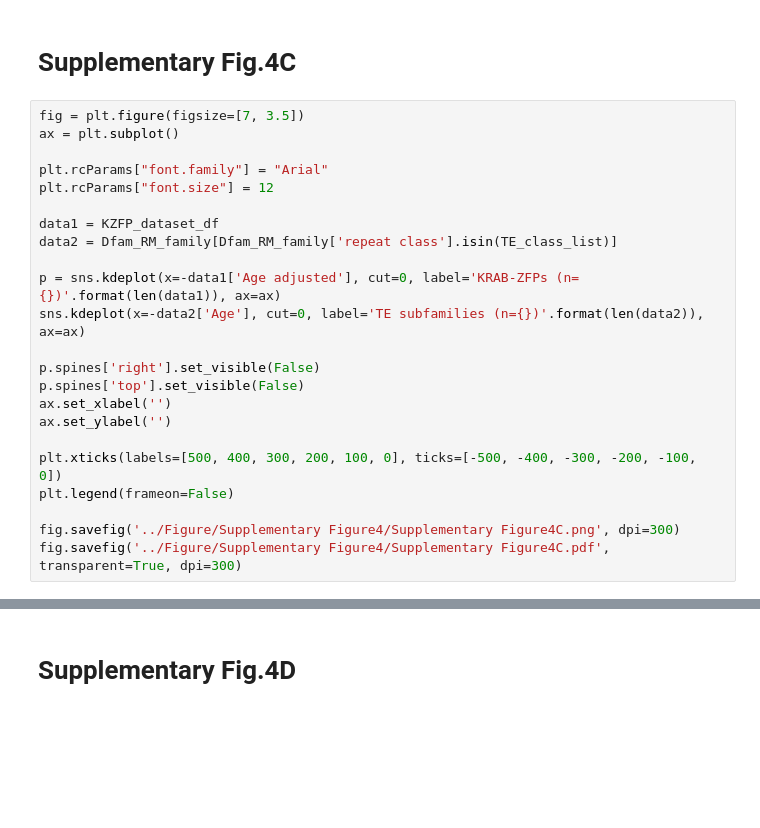
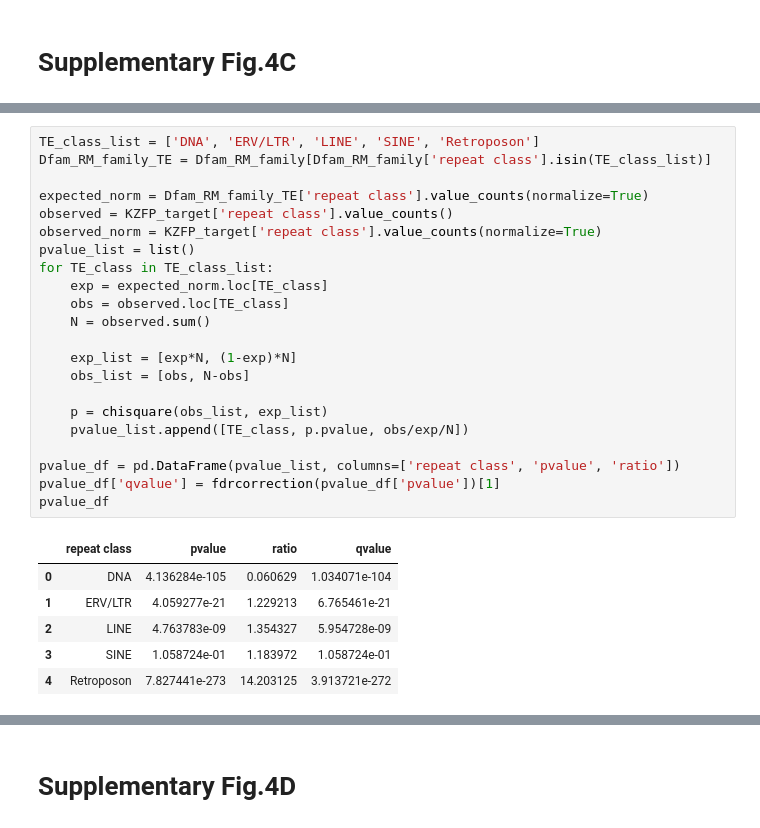
Before and after one commit to hmdlab/Evolutionary-Arms-Race, a Jupyter notebook: notebook/Supplementary_Fig4.ipynb, the cells around one changed output, grey strips where cells are left out. Drawn from its saved outputs; the diff is of its cells as text; blank space fills up the shorter version.

```diff
--- a/notebook/Supplementary_Fig4.ipynb
+++ b/notebook/Supplementary_Fig4.ipynb
@@ -136,26 +137,3 @@ count.values, (crosstab[True]>=1).value_counts(normalize=True)
 [figure]
 # %% [markdown]
 # Supplementary Fig.4C
-# %%
-fig = plt.figure(figsize=[7, 3.5])
-ax = plt.subplot()
-
-plt.rcParams["font.family"] = "Arial"
-plt.rcParams["font.size"] = 12
-
-data1 = KZFP_dataset_df
-data2 = Dfam_RM_family[Dfam_RM_family['repeat class'].isin(TE_class_list)]
-
-p = sns.kdeplot(x=-data1['Age adjusted'], cut=0, label='KRAB-ZFPs (n={})'.format(len(data1)), ax=ax)
-sns.kdeplot(x=-data2['Age'], cut=0, label='TE subfamilies (n={})'.format(len(data2)), ax=ax)
-
-p.spines['right'].set_visible(False)
-p.spines['top'].set_visible(False)
-ax.set_xlabel('')
-ax.set_ylabel('')
-
-plt.xticks(labels=[500, 400, 300, 200, 100, 0], ticks=[-500, -400, -300, -200, -100, 0])
-plt.legend(frameon=False)
-
-fig.savefig('../Figure/Supplementary Figure4/Supplementary Figure4C.png', dpi=300)
-fig.savefig('../Figure/Supplementary Figure4/Supplementary Figure4C.pdf', transparent=True, dpi=300)
@@ -163,0 +140,29 @@ fig.savefig('../Figure/Supplementary Figure4/Supplementary Figure4C.pdf', transp
+# %%
+TE_class_list = ['DNA', 'ERV/LTR', 'LINE', 'SINE', 'Retroposon']
+Dfam_RM_family_TE = Dfam_RM_family[Dfam_RM_family['repeat class'].isin(TE_class_list)]
+
+expected_norm = Dfam_RM_family_TE['repeat class'].value_counts(normalize=True)
+observed = KZFP_target['repeat class'].value_counts()
+observed_norm = KZFP_target['repeat class'].value_counts(normalize=True)
+pvalue_list = list()
+for TE_class in TE_class_list:
+    exp = expected_norm.loc[TE_class]
+    obs = observed.loc[TE_class]
+    N = observed.sum()
+
+    exp_list = [exp*N, (1-exp)*N]
+    obs_list = [obs, N-obs]
+
+    p = chisquare(obs_list, exp_list)
+    pvalue_list.append([TE_class, p.pvalue, obs/exp/N])
+
+pvalue_df = pd.DataFrame(pvalue_list, columns=['repeat class', 'pvalue', 'ratio'])
+pvalue_df['qvalue'] = fdrcorrection(pvalue_df['pvalue'])[1]
+pvalue_df
+# %% [output]
+|  | repeat class | pvalue | ratio | qvalue |
+| 0 | DNA | 4.136284e-105 | 0.060629 | 1.034071e-104 |
+| 1 | ERV/LTR | 4.059277e-21 | 1.229213 | 6.765461e-21 |
+| 2 | LINE | 4.763783e-09 | 1.354327 | 5.954728e-09 |
+| 3 | SINE | 1.058724e-01 | 1.183972 | 1.058724e-01 |
+| 4 | Retroposon | 7.827441e-273 | 14.203125 | 3.913721e-272 |
```
Also changed, not shown: parts of 12 cells of this notebook, 13 other files.
